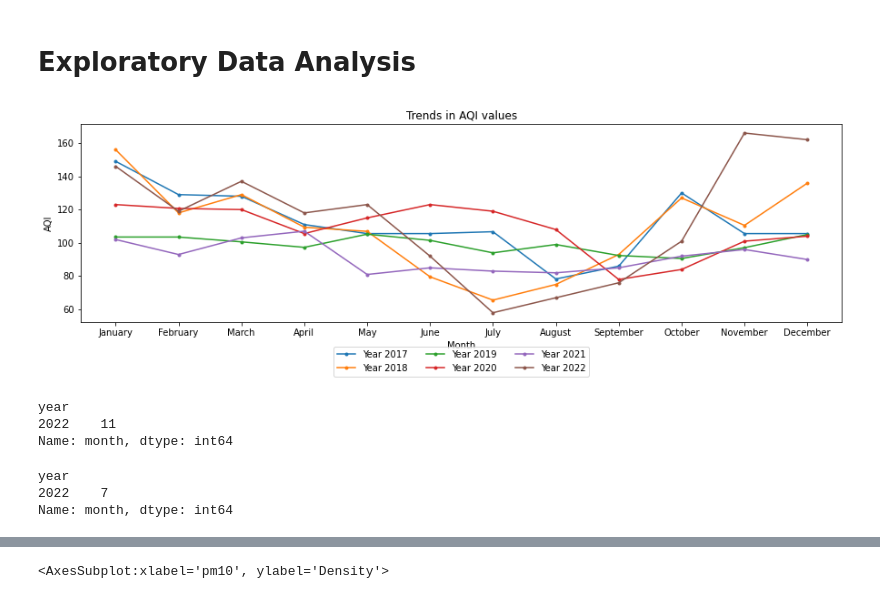
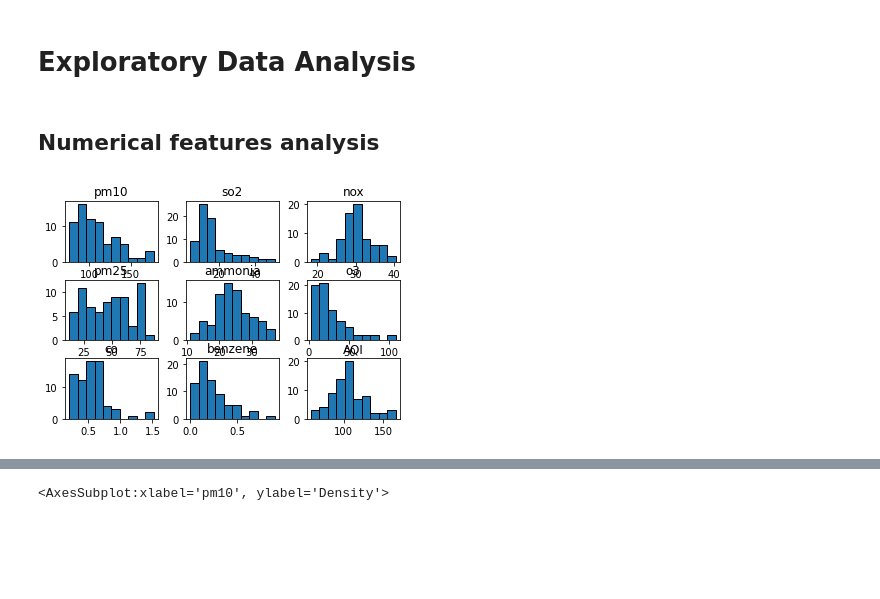
Before and after one commit to sai14karthik/AQI, a Jupyter notebook: AirQuality .ipynb, the cells around one changed output, grey strips where cells are left out. Saved outputs shown, nothing was run; the diff lists cells and outputs as text; code cells hidden in the pictures; blank space fills up the shorter version.

```diff
--- a/AirQuality .ipynb
+++ b/AirQuality .ipynb
@@ -306,40 +321,11 @@ data
 data.set_index("year",inplace=True)
 # %% [markdown]
 # Exploratory Data Analysis
-# %%
-import matplotlib.pyplot as plt
-
-x = ['January', 'February', 'March', 'April', 'May', 'June', 'July', 'August', 'September', 'October', 'November', 'December']
-y_ = data.iloc[:, -1].values
-y = np.array_split(y_, 6)
-
-plt.figure().set_figwidth(15)
-
-plt.xlabel("Month")
-plt.ylabel("AQI")
-
-for i in range(0, 6):
-    plt.plot(x, y[i], label=f"Year {2017+i}",marker=".")
-
-plt.title("Trends in AQI values")
-plt.legend(loc='lower center', bbox_to_anchor=(0.5, -0.3), ncol=3)
-
-plt.show()
-# %% [output]
-[figure, removed]
-# %%
-max_=data[["AQI","month"]].loc[data["AQI"]==data["AQI"].max()]
-max_["AQI"]
-max_["month"]
-# %% [output]
-year
-2022    11
-Name: month, dtype: int64
-# %%
-min_=data[["AQI","month"]].loc[data["AQI"]==data["AQI"].min()]
-min_["AQI"]
-min_["month"]
-# %% [output]
-year
-2022    7
-Name: month, dtype: int64
+# %% [markdown]
+## Numerical features analysis
+# %%
+
+d.hist(bins=10, edgecolor='black', grid=False)
+plt.show()
+# %% [output]
+[figure, added]
```
Also changed, not shown: parts of 15 cells of this notebook.
